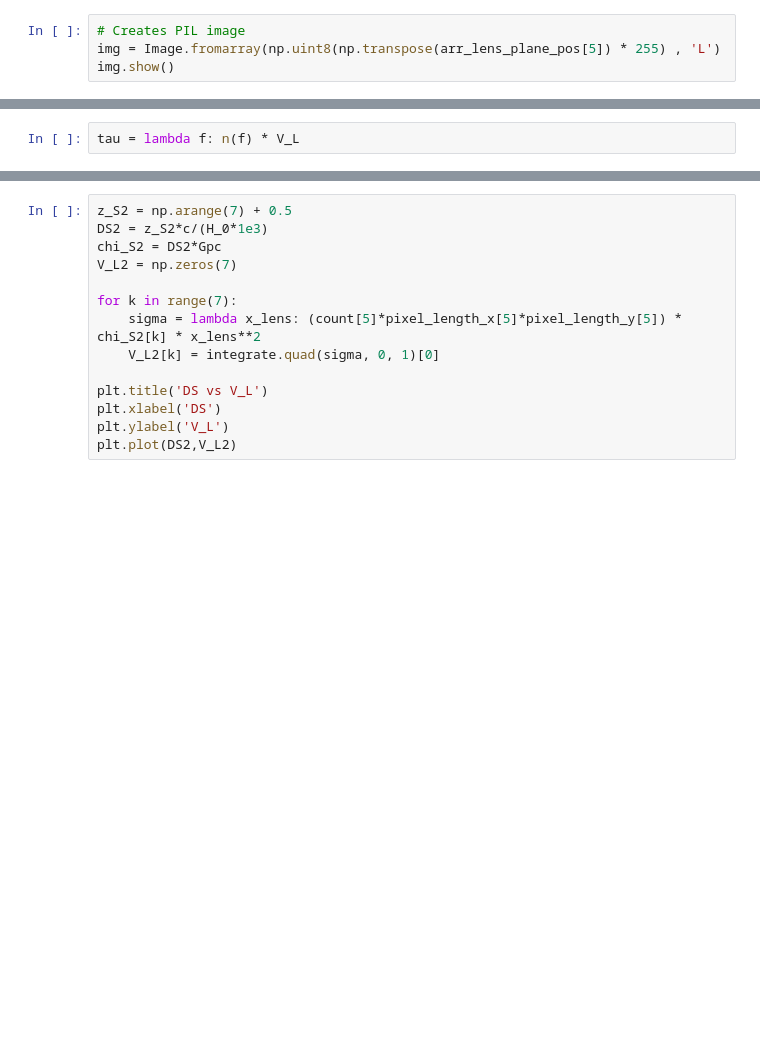
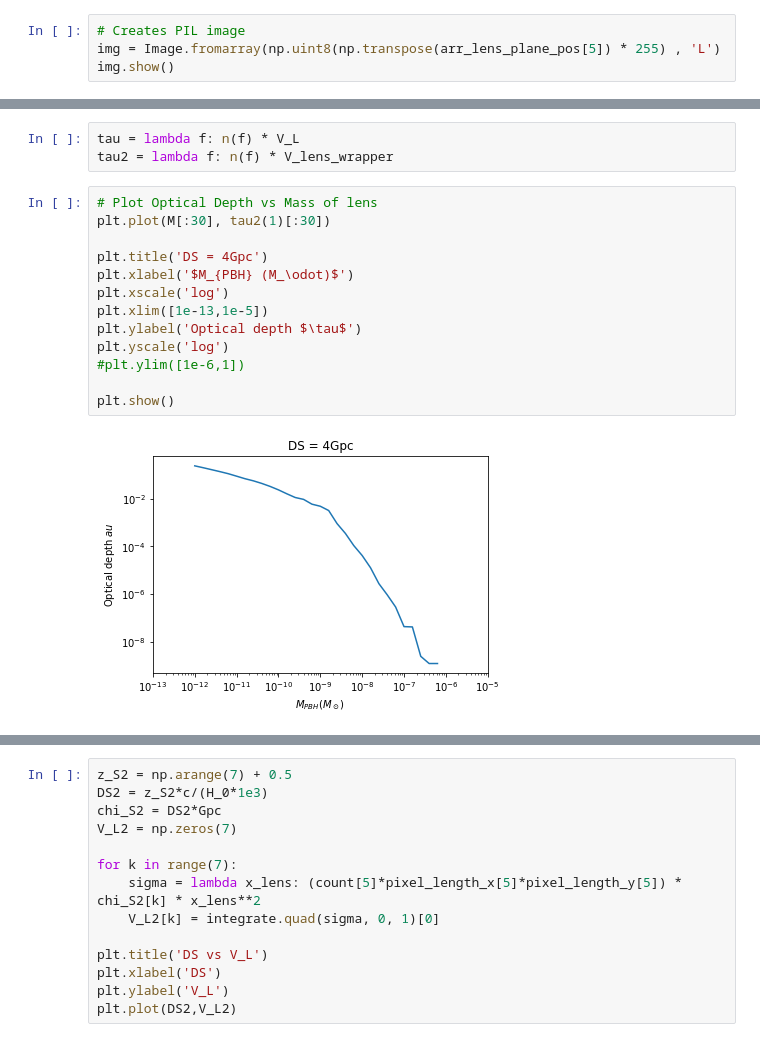
Before and after one commit to avalluvan/Gravitational-Microlensing, a Jupyter notebook: Documentation/Task 3/GRB_Lensing_Parallax_2.ipynb, the cells around one changed output, grey strips where cells are left out. Drawn from its saved outputs; the diff is of its cells as text; blank space fills up the shorter version.

```diff
--- a/Documentation/Task 3/GRB_Lensing_Parallax_2.ipynb
+++ b/Documentation/Task 3/GRB_Lensing_Parallax_2.ipynb
@@ -563,4 +761,20 @@ print(n(1))
 # %%
 tau = lambda f: n(f) * V_L
+tau2 = lambda f: n(f) * V_lens_wrapper
+# %%
+# Plot Optical Depth vs Mass of lens
+plt.plot(M[:30], tau2(1)[:30])
+
+plt.title('DS = 4Gpc')
+plt.xlabel('$M_{PBH} (M_\odot)$')
+plt.xscale('log')
+plt.xlim([1e-13,1e-5])
+plt.ylabel('Optical depth $\tau$')
+plt.yscale('log')
+#plt.ylim([1e-6,1])
+
+plt.show()
+# %% [output]
+[figure, added]
 # %%
 # Plot Optical Depth vs Mass of lens
```
Also changed, not shown: parts of 17 cells of this notebook.
